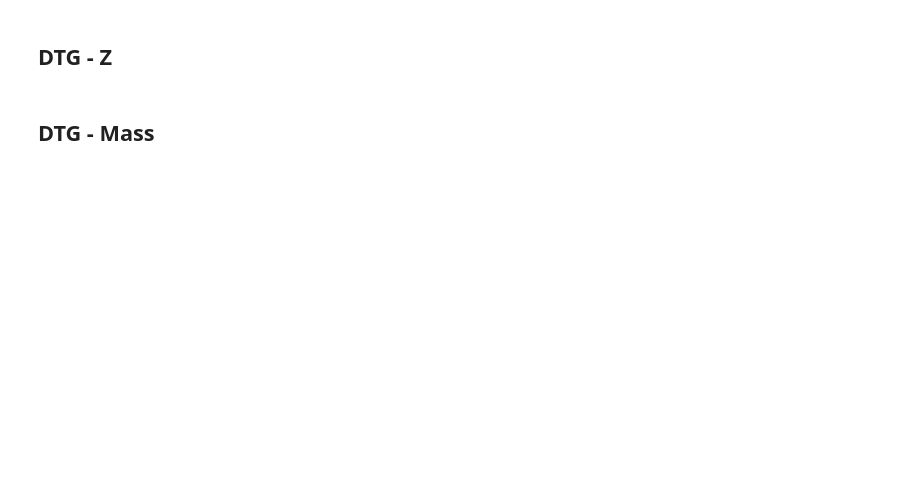
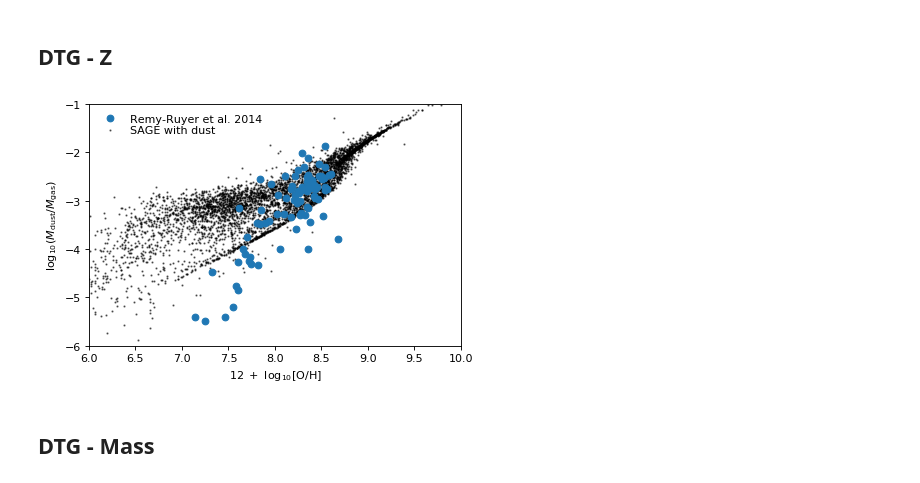
Before and after one commit to darrencroton/sage, a Jupyter notebook: analysis/allresults.ipynb, the cells around one changed output. Cells and saved outputs as stored; diff of their text form; code cells hidden in the pictures; blank space fills up the shorter version.

```diff
--- a/analysis/allresults.ipynb
+++ b/analysis/allresults.ipynb
@@ -399,27 +399,29 @@ for t in leg.get_texts():  # Reduce the size of the text
 # %%
 plt.figure()
 ax = plt.subplot(111)
 
-w = np.where((G_snap.MetalsColdGas > 0) & (G_snap.Dust > 0))[0]
+w = np.where((G_snap.MetalsColdGas > 0) & (G_snap.ColdDust > 0))[0]
 if(len(w) > dilute): w = sample(list(w), dilute)
 
 Z = np.log10((G_snap.MetalsColdGas[w] / G_snap.ColdGas[w]) / 0.02) + 9.0
-DTG = np.log10(G_snap.Dust[w]/G_snap.ColdGas[w])
+DTG = np.log10(G_snap.ColdDust[w]/G_snap.ColdGas[w])
 
 plt.scatter(Z, DTG, marker='o', s=1, c='k', alpha=0.5, label='SAGE with dust')
 plt.plot(Z_rr, DTG_rr, 'o', label='Remy-Ruyer et al. 2014')
-plt.xlim(7.5, 10)
+plt.xlim(6, 10)
 plt.ylim(-6, -1)
 plt.xlabel(r'$12\ +\ \log_{10}[\mathrm{O/H}]$')
 plt.ylabel(r'$\log_{10} (M_{\mathrm{dust}} / M_{\mathrm{gas}})$')
 #print(max(DTG))
 
 leg = plt.legend(loc=0, numpoints=1, labelspacing=0.1)
 leg.draw_frame(False)  # Don't want a box frame
 for t in leg.get_texts():  # Reduce the size of the text
     t.set_fontsize('medium')
 
-plt.savefig('DTG.png')
+#plt.savefig('DTG.png')
+# %% [output]
+[figure, added]
 # %% [markdown]
 ## DTG - Mass
 # %%
```
Also changed, not shown: parts of 11 cells of this notebook.
